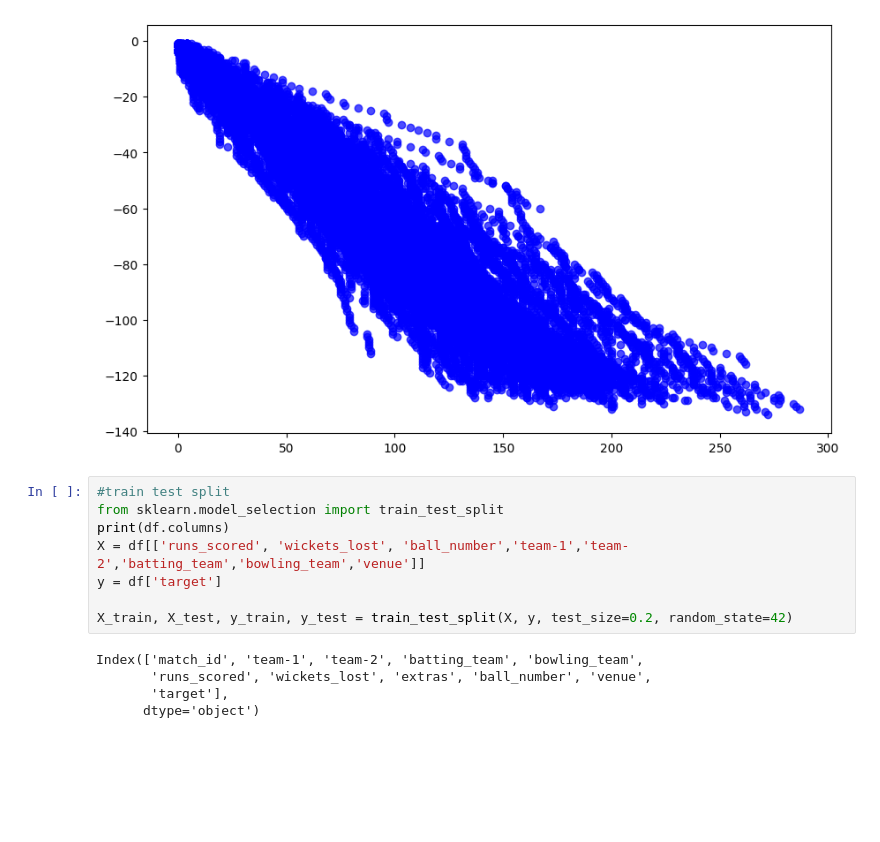
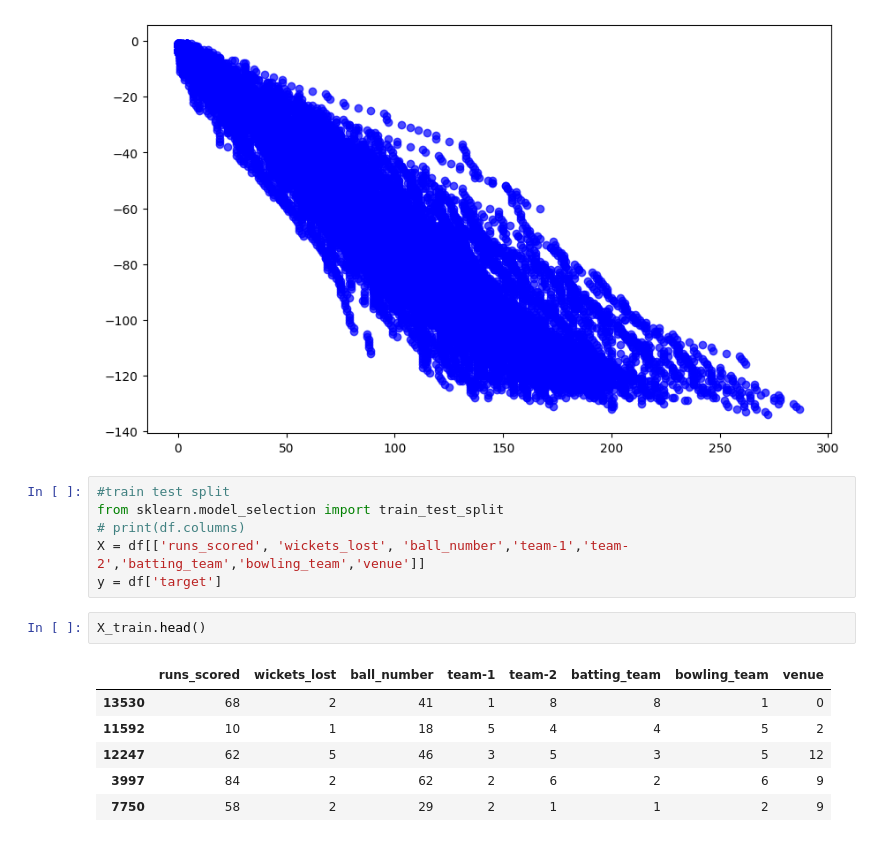
Before and after one commit to yes-yay/IDSE-Project, a Jupyter notebook: idse-project.ipynb, the cells around one changed output. Drawn from its saved outputs; the diff is of its cells as text; blank space fills up the shorter version.

```diff
--- a/idse-project.ipynb
+++ b/idse-project.ipynb
@@ -209,13 +209,15 @@ plt.show()
 # %%
 #train test split
 from sklearn.model_selection import train_test_split
-print(df.columns)
+# print(df.columns)
 X = df[['runs_scored', 'wickets_lost', 'ball_number','team-1','team-2','batting_team','bowling_team','venue']]
 y = df['target']
-
-X_train, X_test, y_train, y_test = train_test_split(X, y, test_size=0.2, random_state=42)
-# %% [output]
-Index(['match_id', 'team-1', 'team-2', 'batting_team', 'bowling_team',
-       'runs_scored', 'wickets_lost', 'extras', 'ball_number', 'venue',
-       'target'],
-      dtype='object')
+# %%
+X_train.head()
+# %% [output]
+|  | runs_scored | wickets_lost | ball_number | team-1 | team-2 | batting_team | bowling_team | venue |
+| 13530 | 68 | 2 | 41 | 1 | 8 | 8 | 1 | 0 |
+| 11592 | 10 | 1 | 18 | 5 | 4 | 4 | 5 | 2 |
+| 12247 | 62 | 5 | 46 | 3 | 5 | 3 | 5 | 12 |
+| 3997 | 84 | 2 | 62 | 2 | 6 | 2 | 6 | 9 |
+| 7750 | 58 | 2 | 29 | 2 | 1 | 1 | 2 | 9 |
```
Also changed, not shown: parts of 3 cells of this notebook.
